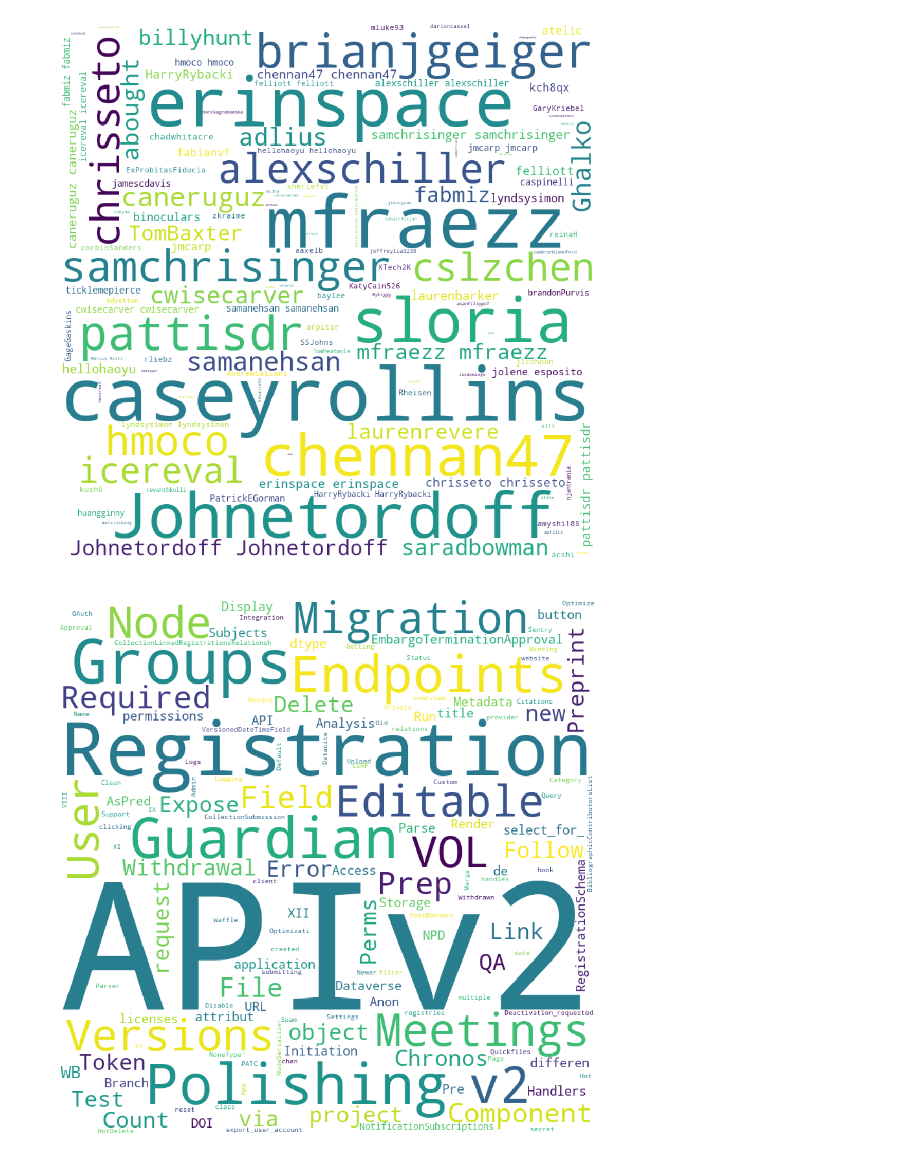
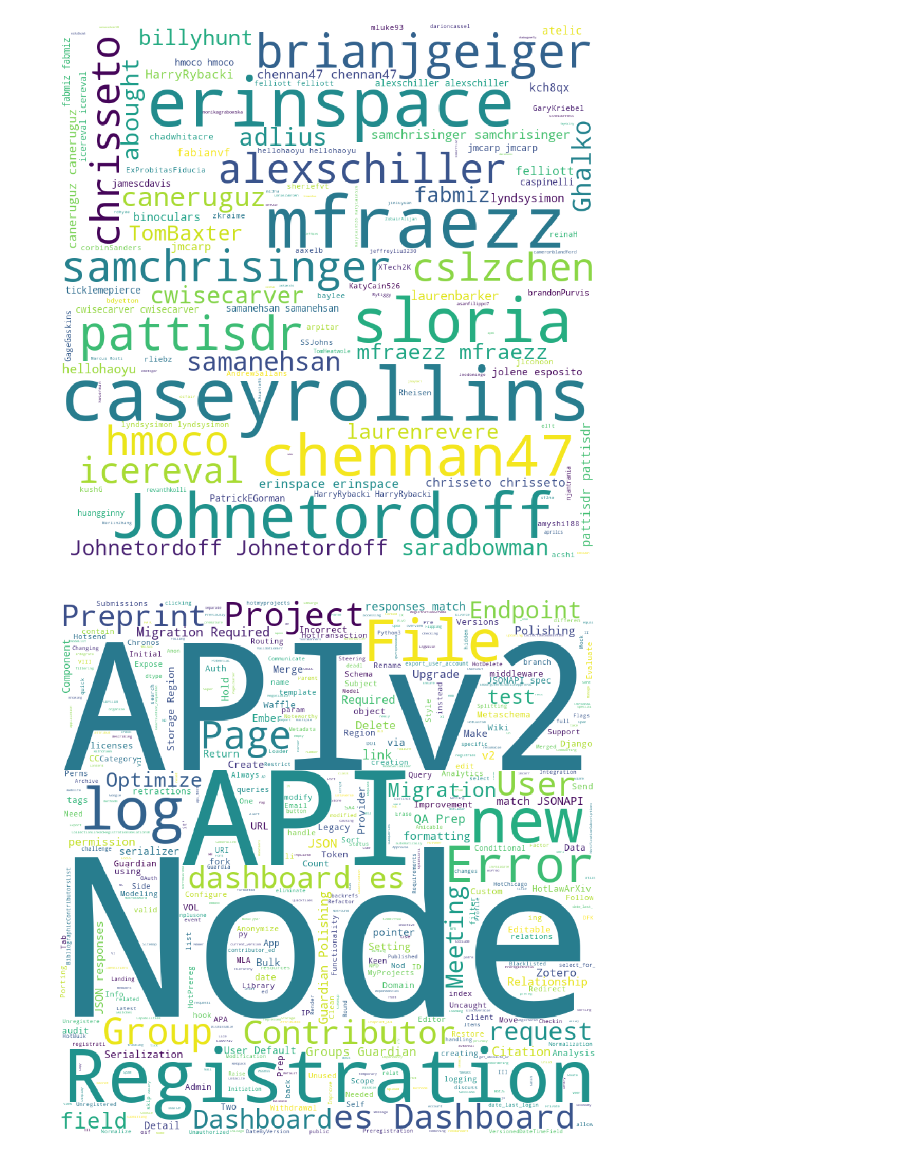
Before and after one commit to pattisdr/data_analysis_with_pandas_and_wordcloud, a Jupyter notebook: osf_pull_request_wordclouds.ipynb, the cells around one changed output. Saved outputs shown, nothing was run; the diff lists cells and outputs as text; code cells hidden in the pictures.

Commit message:
Cleanup script to get github PR's a little bit and add histogram to jupyter notebook.

```diff
--- a/osf_pull_request_wordclouds.ipynb
+++ b/osf_pull_request_wordclouds.ipynb
@@ -13,4 +38,6 @@ pd.set_option('display.max_rows', None)
 # %%
+stopwords = STOPWORDS
+
 def build_wordcloud(data):
 
     wordcloud = WordCloud(
@@ -66,7 +88,7 @@ build_wordcloud(data['author'])
 # %% [output]
 [figure]
 # %%
-by_author = return_data_by_author(prs_2019, 'pattisdr')
+by_author = return_data_by_author(cleaned_data, 'pattisdr')
 build_wordcloud(by_author['title'])
 # %% [output]
-[figure, old version]
+[figure, new version]
```
Also changed, not shown: parts of 4 cells of this notebook, 1 other file.
